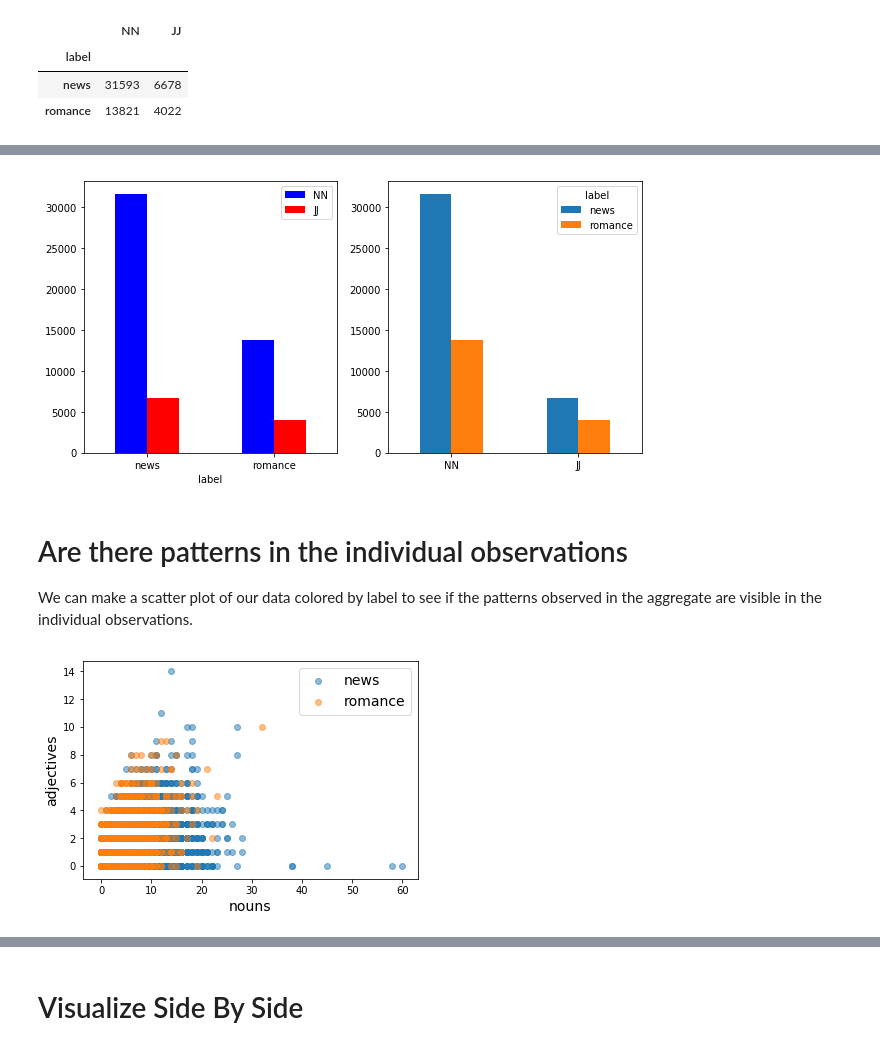
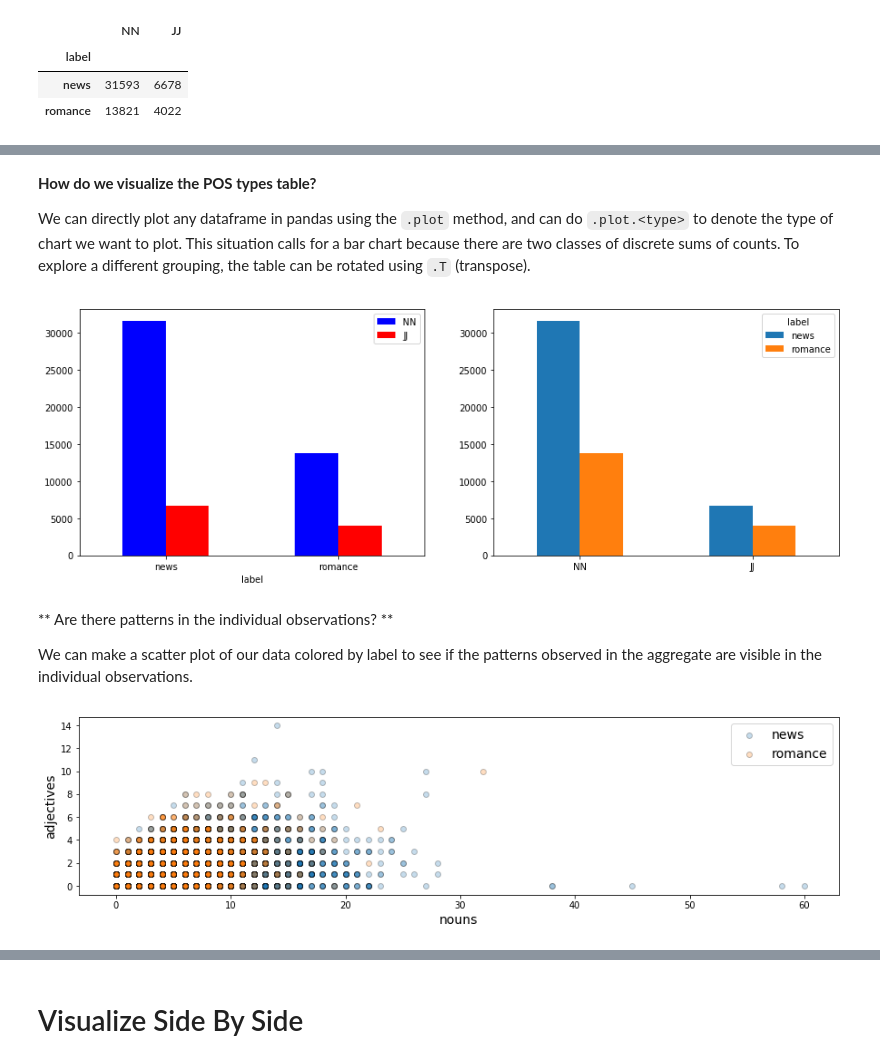
Before and after one commit to rachelrakov/Intro_to_Machine_Learning, a Jupyter notebook: intro_to_ml_with_python.ipynb, the cells around one changed output, grey strips where cells are left out. Saved outputs shown, nothing was run; the diff lists cells and outputs as text; code cells hidden in the pictures.

```diff
--- a/intro_to_ml_with_python.ipynb
+++ b/intro_to_ml_with_python.ipynb
@@ -302,22 +302,28 @@ We can rotate the table using `.T` (transpose), which also changes the grouping
+# %% [markdown]
+**How do we visualize the POS types table?**
+
+We can directly plot any dataframe in pandas using the `.plot` method, and can do `.plot.<type>` to denote the type of chart we want to plot. This situation calls for a bar chart because there are two classes of discrete sums of counts. To explore a different grouping, the table can be rotated using `.T` (transpose).
 # %%
-fig, (ax1,ax2) = plt.subplots(ncols=2,  figsize=(10,5))
+fig, (ax1,ax2) = plt.subplots(ncols=2,  figsize=(15,5))
 _ = df.groupby('label').sum().plot.bar(ax=ax1, rot=0, color=['blue', 'red'])
 _ = df.groupby('label').sum().T.plot.bar(ax=ax2, color=['tab:blue','tab:orange'], rot=0)
 # %% [output]
-[figure, old version]
+[figure, new version]
 # %% [markdown]
-# Are there patterns in the individual observations
+** Are there patterns in the individual observations? **
+
 We can make a scatter plot of our data colored by label to see if the patterns observed in the aggregate are visible in the individual observations.
 # %%
 # seperate our data into the two classes
 news = df[df['label']=='news']
 romance = df[df['label']=='romance']
 
-fig, ax = plt.subplots()
-_ = ax.scatter(news['NN'], news['JJ'], label="news", alpha=.5)
-_ = ax.scatter(romance['NN'], romance['JJ'], label="romance", alpha=.5)
+fig, ax = plt.subplots(figsize=(15,10))
+_ = ax.scatter(news['NN'], news['JJ'], label="news", alpha=.25, edgecolor='k')
+_ = ax.scatter(romance['NN'], romance['JJ'], label="romance", alpha=.25, edgecolor='k')
 _ = ax.legend(fontsize=14)
 _ = ax.set_xlabel("nouns", fontsize=14)
 _ = ax.set_ylabel("adjectives", fontsize=14)
+_ = ax.set_aspect("equal")
 # %% [output]
-[figure, old version]
+[figure, new version]
```
Also changed, not shown: parts of 11 cells of this notebook, 2 other files.
